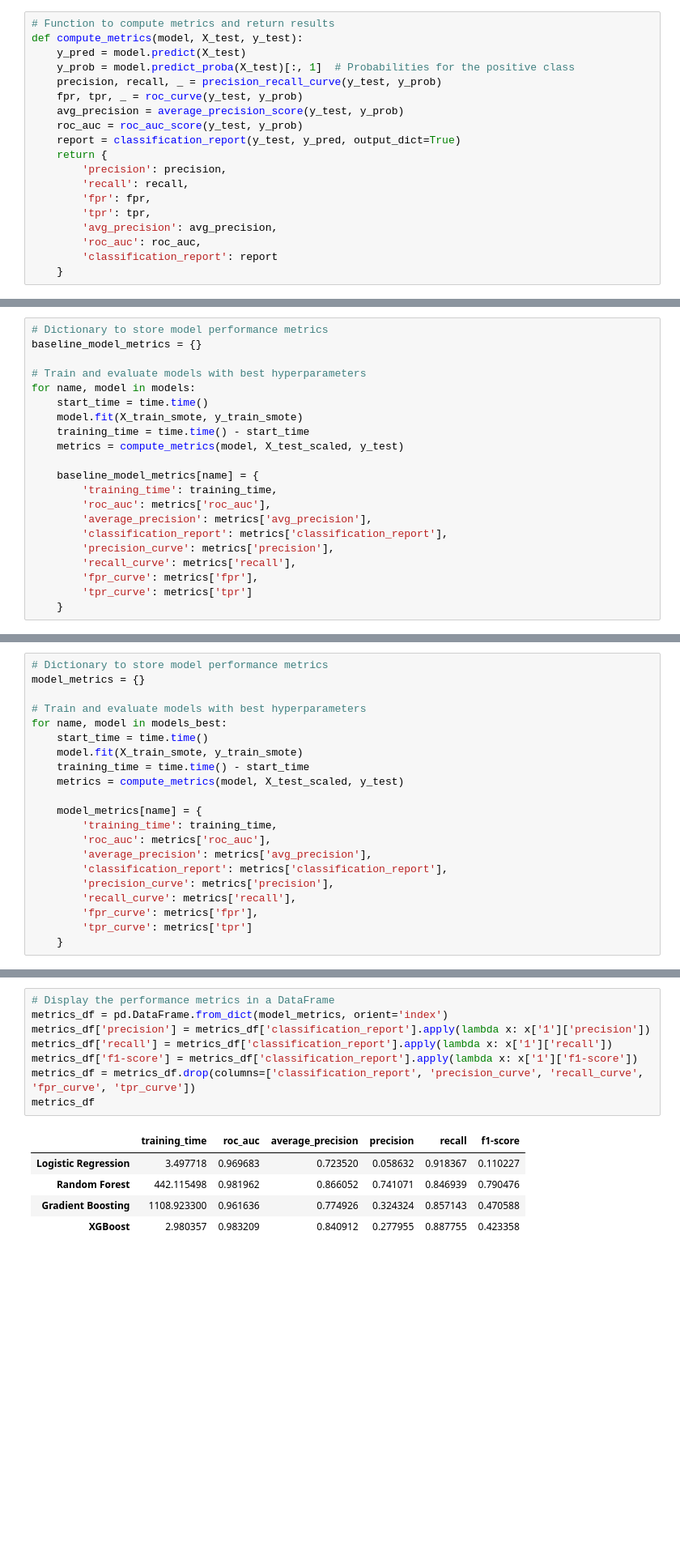
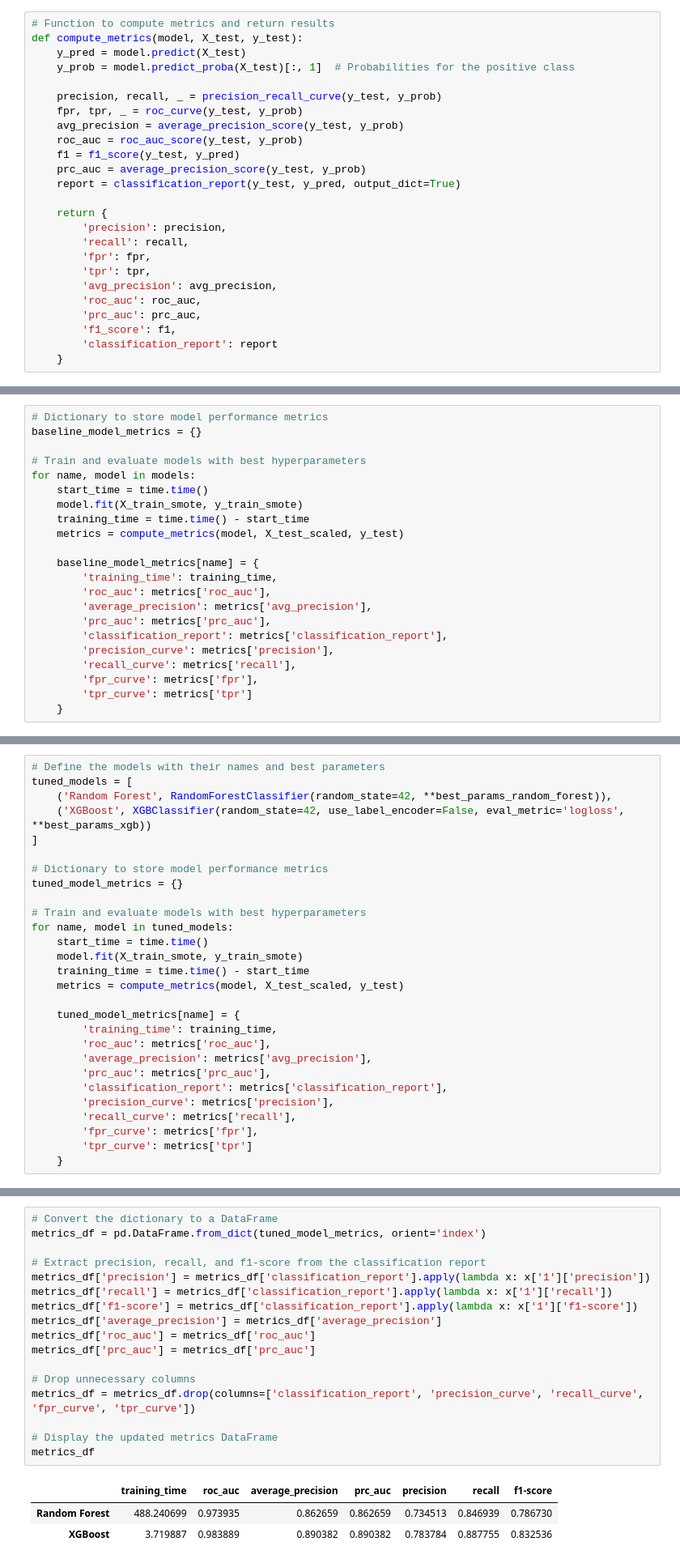
Before and after one commit to ShaneR31/credit-card-fraud-detection, a Jupyter notebook: Notebooks/Credit Card Fraud Detection.ipynb, the cells around one changed output, grey strips where cells are left out. Shown at 81% size. Saved outputs shown, nothing was run; the diff lists cells and outputs as text; blank space fills up the shorter version.

```diff
--- a/Notebooks/Credit Card Fraud Detection.ipynb
+++ b/Notebooks/Credit Card Fraud Detection.ipynb
@@ -194,11 +194,15 @@ Logistic Regression, Random Forest, Gradient Boosting, and XGBoost were chosen a
 def compute_metrics(model, X_test, y_test):
     y_pred = model.predict(X_test)
     y_prob = model.predict_proba(X_test)[:, 1]  # Probabilities for the positive class
+
     precision, recall, _ = precision_recall_curve(y_test, y_prob)
     fpr, tpr, _ = roc_curve(y_test, y_prob)
     avg_precision = average_precision_score(y_test, y_prob)
     roc_auc = roc_auc_score(y_test, y_prob)
+    f1 = f1_score(y_test, y_pred)
+    prc_auc = average_precision_score(y_test, y_prob)
     report = classification_report(y_test, y_pred, output_dict=True)
+
     return {
         'precision': precision,
         'recall': recall,
@@ -206,6 +210,8 @@ def compute_metrics(model, X_test, y_test):
         'tpr': tpr,
         'avg_precision': avg_precision,
         'roc_auc': roc_auc,
+        'prc_auc': prc_auc,
+        'f1_score': f1,
         'classification_report': report
     }
 # %%
@@ -237,6 +243,7 @@ for name, model in models:
         'training_time': training_time,
         'roc_auc': metrics['roc_auc'],
         'average_precision': metrics['avg_precision'],
+        'prc_auc': metrics['prc_auc'],
         'classification_report': metrics['classification_report'],
         'precision_curve': metrics['precision'],
         'recall_curve': metrics['recall'],
@@ -372,18 +356,25 @@ models_best = [
 # %%
+# Define the models with their names and best parameters
+tuned_models = [
+    ('Random Forest', RandomForestClassifier(random_state=42, **best_params_random_forest)),
+    ('XGBoost', XGBClassifier(random_state=42, use_label_encoder=False, eval_metric='logloss', **best_params_xgb))
+]
+
 # Dictionary to store model performance metrics
-model_metrics = {}
+tuned_model_metrics = {}
 
 # Train and evaluate models with best hyperparameters
-for name, model in models_best:
+for name, model in tuned_models:
     start_time = time.time()
     model.fit(X_train_smote, y_train_smote)
     training_time = time.time() - start_time
     metrics = compute_metrics(model, X_test_scaled, y_test)
 
-    model_metrics[name] = {
+    tuned_model_metrics[name] = {
         'training_time': training_time,
         'roc_auc': metrics['roc_auc'],
         'average_precision': metrics['avg_precision'],
+        'prc_auc': metrics['prc_auc'],
         'classification_report': metrics['classification_report'],
         'precision_curve': metrics['precision'],
         'recall_curve': metrics['recall'],
@@ -428,16 +419,23 @@ The ROC curves for the tuned models indicate that Random Forest and XGBoost achi
 # %% [markdown]
 ### Overall Metrics
 # %%
-# Display the performance metrics in a DataFrame
-metrics_df = pd.DataFrame.from_dict(model_metrics, orient='index')
+# Convert the dictionary to a DataFrame
+metrics_df = pd.DataFrame.from_dict(tuned_model_metrics, orient='index')
+
+# Extract precision, recall, and f1-score from the classification report
 metrics_df['precision'] = metrics_df['classification_report'].apply(lambda x: x['1']['precision'])
 metrics_df['recall'] = metrics_df['classification_report'].apply(lambda x: x['1']['recall'])
 metrics_df['f1-score'] = metrics_df['classification_report'].apply(lambda x: x['1']['f1-score'])
+metrics_df['average_precision'] = metrics_df['average_precision']
+metrics_df['roc_auc'] = metrics_df['roc_auc']
+metrics_df['prc_auc'] = metrics_df['prc_auc']
+
+# Drop unnecessary columns
 metrics_df = metrics_df.drop(columns=['classification_report', 'precision_curve', 'recall_curve', 'fpr_curve', 'tpr_curve'])
+
+# Display the updated metrics DataFrame
 metrics_df
 # %% [output]
-|  | training_time | roc_auc | average_precision | precision | recall | f1-score |
-| Logistic Regression | 3.497718 | 0.969683 | 0.723520 | 0.058632 | 0.918367 | 0.110227 |
-| Random Forest | 442.115498 | 0.981962 | 0.866052 | 0.741071 | 0.846939 | 0.790476 |
-| Gradient Boosting | 1108.923300 | 0.961636 | 0.774926 | 0.324324 | 0.857143 | 0.470588 |
-| XGBoost | 2.980357 | 0.983209 | 0.840912 | 0.277955 | 0.887755 | 0.423358 |
+|  | training_time | roc_auc | average_precision | prc_auc | precision | recall | f1-score |
+| Random Forest | 488.240699 | 0.973935 | 0.862659 | 0.862659 | 0.734513 | 0.846939 | 0.786730 |
+| XGBoost | 3.719887 | 0.983889 | 0.890382 | 0.890382 | 0.783784 | 0.887755 | 0.832536 |
```
Also changed, not shown: parts of 28 cells of this notebook, 6 other files.
